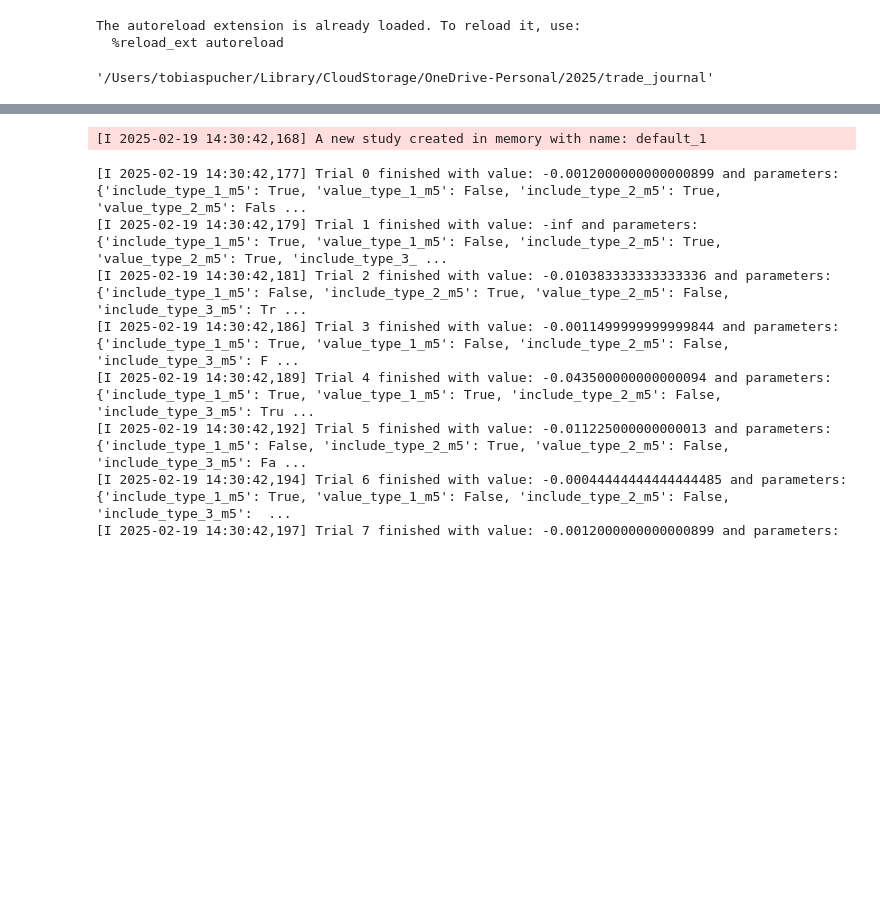
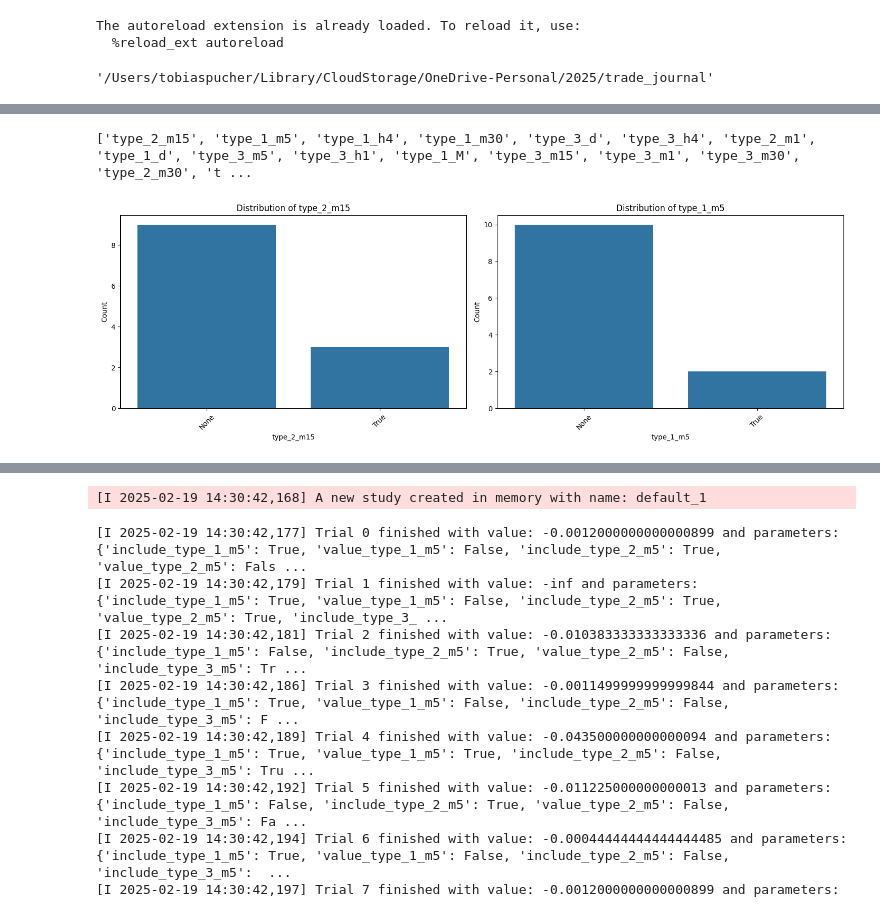
Before and after one commit to put101/trade_journal, a Jupyter notebook: analysis.ipynb, the cells around one changed output, grey strips where cells are left out. Saved outputs shown, nothing was run; the diff lists cells and outputs as text; code cells hidden in the pictures; blank space fills up the shorter version.

Commit message:
better analysis

```diff
--- a/analysis.ipynb
+++ b/analysis.ipynb
@@ -152,0 +165,23 @@ Best score: 0.021150000000000002
+# %%
+from analysis import *
+import analysis
+
+
+df=jr.j.to_dataframe().copy()
+
+# filter only rows that:
+# - have a non- test account ACC_TEST
+def prepare_data(df:pd.DataFrame):
+    #return df[~df['account'].str.contains('test')]
+    return df[(df['account'] != ACC_TEST) & (True)]
+
+#df = prepare_data(df)
+
+type_X_cols = jr.PA.used_tags_in_df(df)
+
+print(type_X_cols)
+
+analysis.plot_column_distributions(df, ['type_2_m15', 'type_1_m5'])
+# %% [output]
+['type_2_m15', 'type_1_m5', 'type_1_h4', 'type_1_m30', 'type_3_d', 'type_3_h4', 'type_2_m1', 'type_1_d', 'type_3_m5', 'type_3_h1', 'type_1_M', 'type_3_m15', 'type_3_m1', 'type_3_m30', 'type_2_m30', 't ...
+[figure, added]
```
Also changed, not shown: parts of 11 cells of this notebook, 7 other files.
